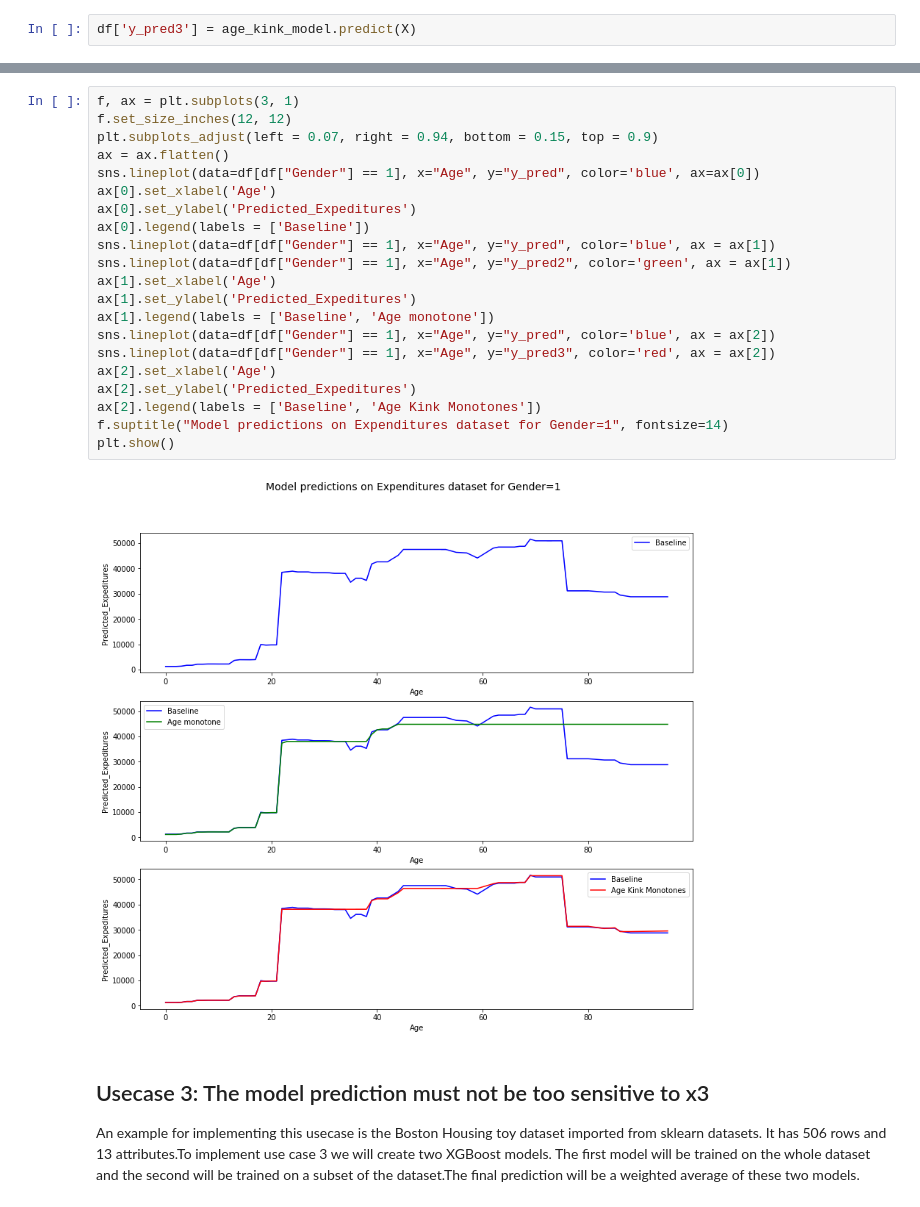
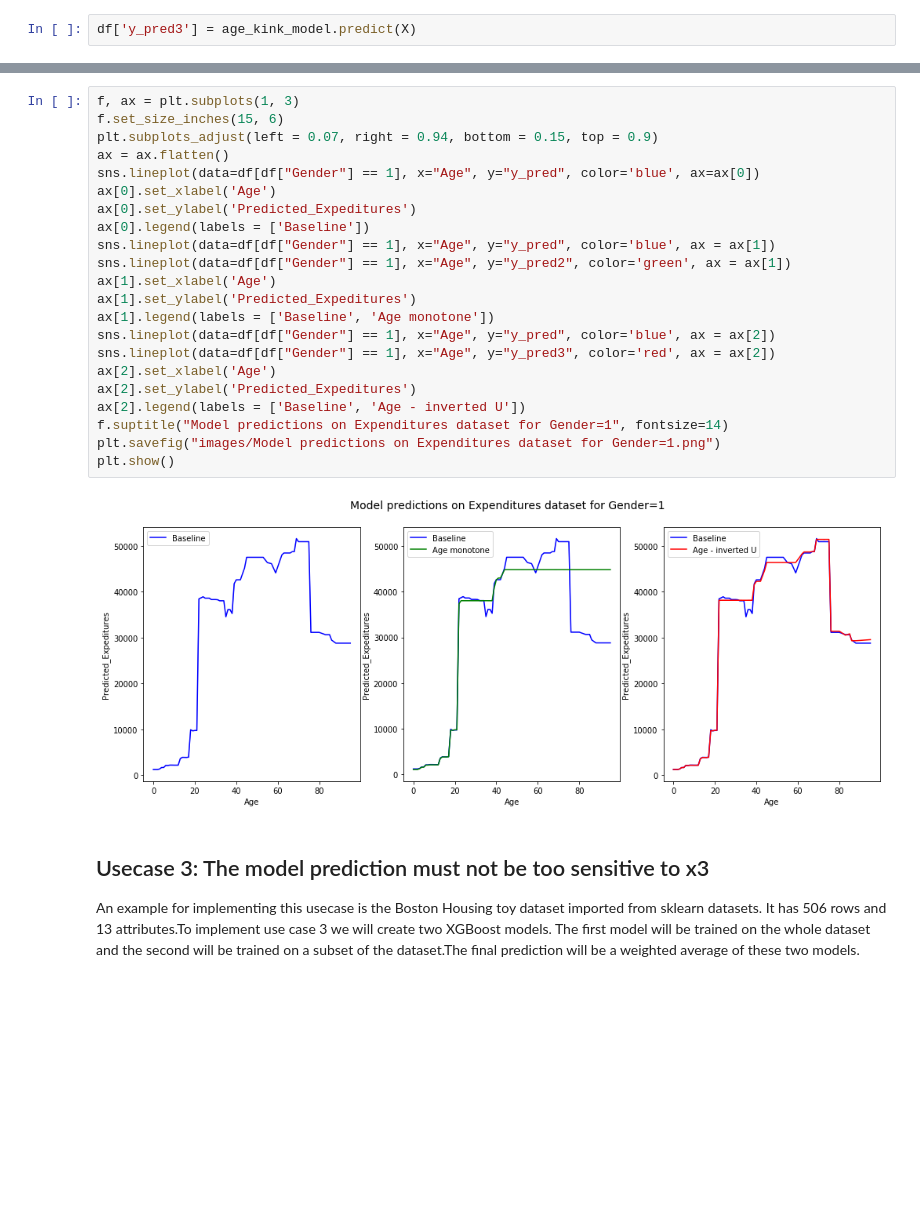
Before and after one commit to SaloniSaini02/Structural_AI_example, a Jupyter notebook: example_notebook.ipynb, the cells around one changed output, grey strips where cells are left out. Saved outputs shown, nothing was run; the diff lists cells and outputs as text; blank space fills up the shorter version.

Commit message:
update plots

```diff
--- a/example_notebook.ipynb
+++ b/example_notebook.ipynb
@@ -382,26 +388,27 @@ Text(0, 0.5, 'Features')
 # %%
-f, ax = plt.subplots(3, 1)
-f.set_size_inches(12, 12)
+f, ax = plt.subplots(1, 3)
+f.set_size_inches(15, 6)
 plt.subplots_adjust(left = 0.07, right = 0.94, bottom = 0.15, top = 0.9)
 ax = ax.flatten()
 sns.lineplot(data=df[df["Gender"] == 1], x="Age", y="y_pred", color='blue', ax=ax[0])
 ax[0].set_xlabel('Age')
 ax[0].set_ylabel('Predicted_Expeditures')
 ax[0].legend(labels = ['Baseline'])
 sns.lineplot(data=df[df["Gender"] == 1], x="Age", y="y_pred", color='blue', ax = ax[1])
 sns.lineplot(data=df[df["Gender"] == 1], x="Age", y="y_pred2", color='green', ax = ax[1])
 ax[1].set_xlabel('Age')
 ax[1].set_ylabel('Predicted_Expeditures')
 ax[1].legend(labels = ['Baseline', 'Age monotone'])
 sns.lineplot(data=df[df["Gender"] == 1], x="Age", y="y_pred", color='blue', ax = ax[2])
 sns.lineplot(data=df[df["Gender"] == 1], x="Age", y="y_pred3", color='red', ax = ax[2])
 ax[2].set_xlabel('Age')
 ax[2].set_ylabel('Predicted_Expeditures')
-ax[2].legend(labels = ['Baseline', 'Age Kink Monotones'])
+ax[2].legend(labels = ['Baseline', 'Age - inverted U'])
 f.suptitle("Model predictions on Expenditures dataset for Gender=1", fontsize=14)
+plt.savefig("images/Model predictions on Expenditures dataset for Gender=1.png")
 plt.show()
 # %% [output]
-[figure, old version]
+[figure, new version]
 # %% [markdown]
 ## Usecase 3: The model prediction must not be too sensitive to x3
 
```
Also changed, not shown: parts of 14 cells of this notebook, 8 other files.
